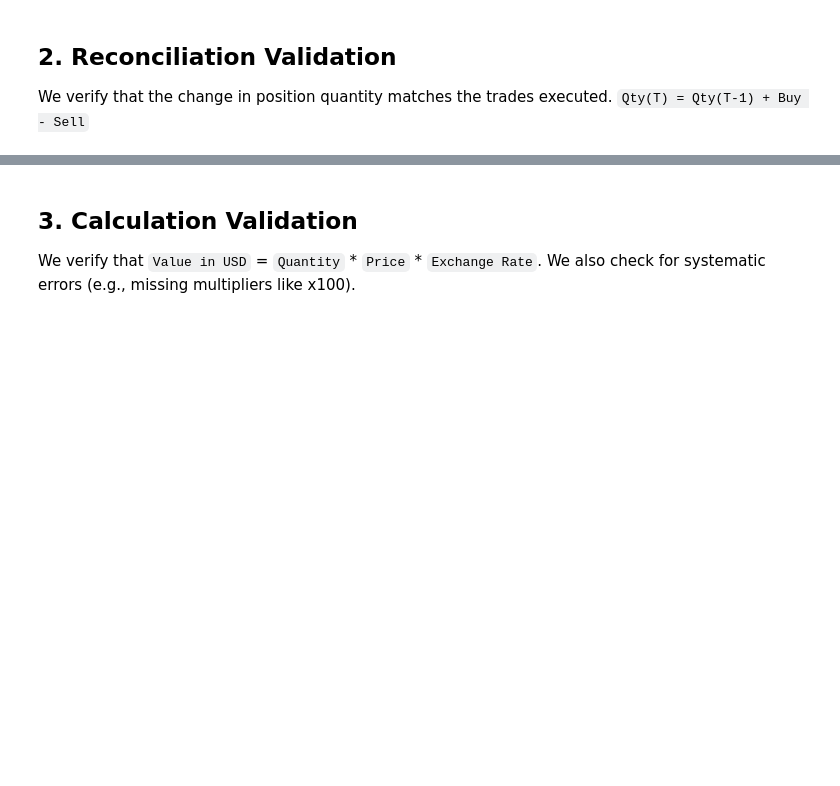
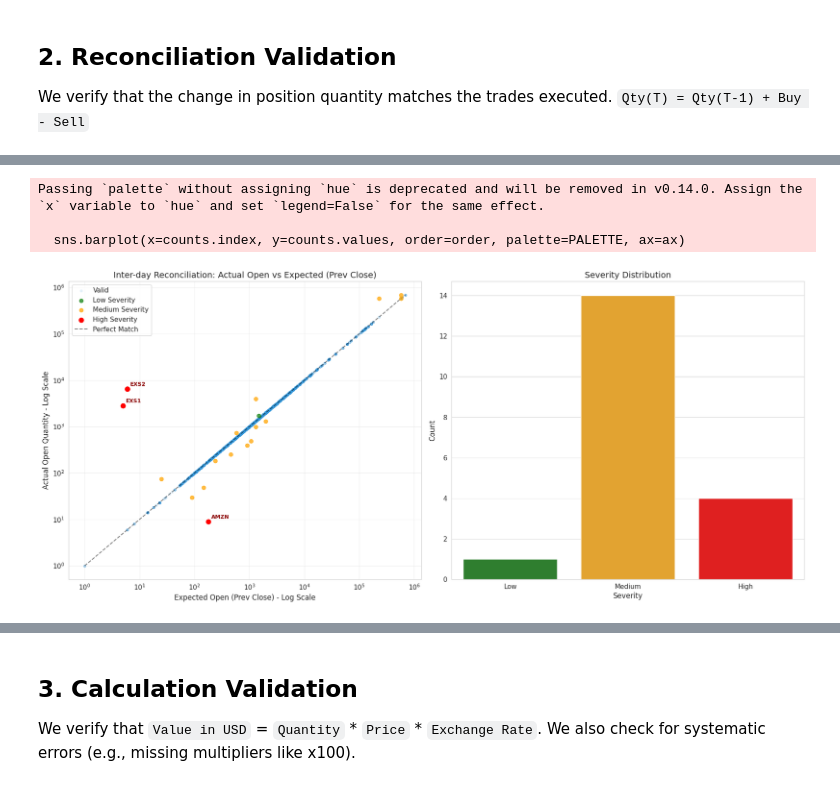
Before and after one commit to RaynorEtienn/Financial-Data-Analysis, a Jupyter notebook: notebooks/analysis.ipynb, the cells around one changed output, grey strips where cells are left out. Saved outputs shown, nothing was run; the diff lists cells and outputs as text; code cells hidden in the pictures; blank space fills up the shorter version.

```diff
--- a/notebooks/analysis.ipynb
+++ b/notebooks/analysis.ipynb
@@ -270,0 +253,38 @@ Visualizing Inter-day errors for: EXS1 (Count: 1)
+# %%
+# --- 2.2 Visualization: Inter-day Discrepancies ---
+
+if not reconciliation_errors_df.empty:
+    # Filter for Inter-day errors
+    inter_errors_df = reconciliation_errors_df[reconciliation_errors_df['error_type'].str.contains("Inter-day")]
+
+    if not inter_errors_df.empty:
+        # Prepare data for plotting
+        rec_plot_df = positions.copy()
+        for col in ["Close Quantity", "Open Quantity"]:
+            rec_plot_df[col] = pd.to_numeric(rec_plot_df[col], errors='coerce')
+
+        # Calculate Expected Open (Prev Close)
+        rec_plot_df = rec_plot_df.sort_values(by=["P_Ticker", "Date"])
+        rec_plot_df["Prev_Close"] = rec_plot_df.groupby("P_Ticker")["Close Quantity"].shift(1)
+
+        # Use absolute values for log-log plot
+        rec_plot_df["Abs_Prev_Close"] = rec_plot_df["Prev_Close"].abs()
+        rec_plot_df["Abs_Open"] = rec_plot_df["Open Quantity"].abs()
+
+        ValidationVisualizer.plot_scatter_overview(
+            df=rec_plot_df,
+            x_col="Abs_Prev_Close",
+            y_col="Abs_Open",
+            errors_df=inter_errors_df,
+            title="Inter-day Reconciliation: Actual Open vs Expected (Prev Close)",
+            xlabel="Expected Open (Prev Close) - Log Scale",
+            ylabel="Actual Open Quantity - Log Scale",
+            log_scale=True
+        )
+    else:
+        print("No Inter-day errors to visualize.")
+# %% [output]
+Passing `palette` without assigning `hue` is deprecated and will be removed in v0.14.0. Assign the `x` variable to `hue` and set `legend=False` for the same effect.
+
+  sns.barplot(x=counts.index, y=counts.values, order=order, palette=PALETTE, ax=ax)
+[figure, added]
```
Also changed, not shown: parts of 14 cells of this notebook.
